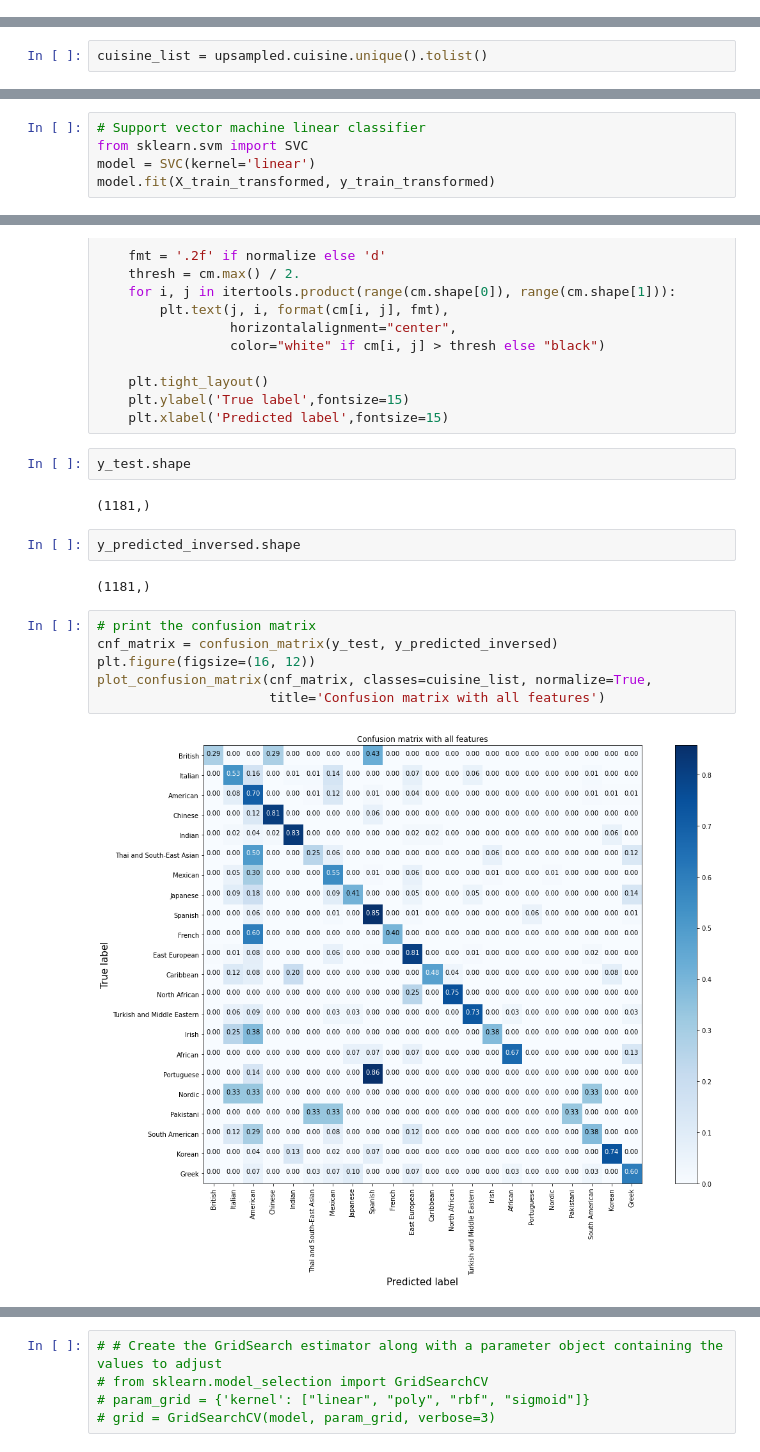
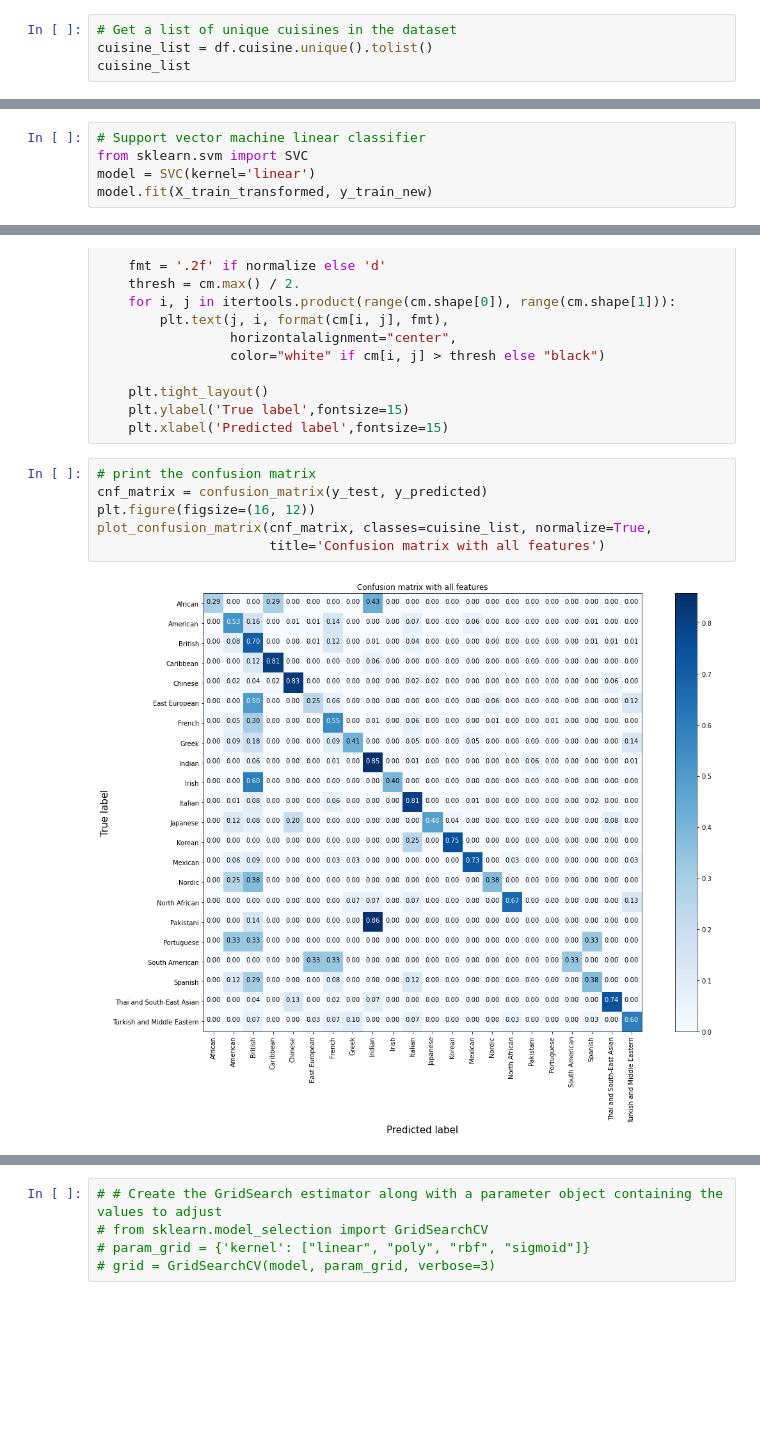
Before and after one commit to momcancode/Cuisine-Demystifier-NLP-ML-Project, a Jupyter notebook: model/03_SVC_with_resampling.ipynb, the cells around one changed output, grey strips where cells are left out. Saved outputs shown, nothing was run; the diff lists cells and outputs as text; blank space fills up the shorter version.

Commit message:
Clean SVC model nb

```diff
--- a/model/03_SVC_with_resampling.ipynb
+++ b/model/03_SVC_with_resampling.ipynb
@@ -52,3 +56,7 @@ df.sample(10, random_state=2)
 | 842 | British | Gammon and pease pudding | ['300g/10oz dried yellow split pe... |
 | 505 | British | Braised shin of beef with parsnip... | ['4kg/9lb beef shin, on the bone'... |
 | 2224 | French | Mary Berry's celeriac remoulade | ['650g/1lb 7oz celeriac, peeled a... |
+# %%
+# Get a list of unique cuisines in the dataset
+cuisine_list = df.cuisine.unique().tolist()
+cuisine_list
@@ -210,2 +242,0 @@ upsampled.head()
-# %%
-cuisine_list = upsampled.cuisine.unique().tolist()
@@ -231,7 +275,7 @@ y_train_transformed.shape
 # Support vector machine linear classifier
 from sklearn.svm import SVC
 model = SVC(kernel='linear')
-model.fit(X_train_transformed, y_train_transformed)
+model.fit(X_train_transformed, y_train_new)
 # %% [output]
 SVC(kernel='linear')
 # %%
@@ -283,22 +322,14 @@ def plot_confusion_matrix(cm, classes,
     plt.tight_layout()
     plt.ylabel('True label',fontsize=15)
     plt.xlabel('Predicted label',fontsize=15)
-# %%
-y_test.shape
-# %% [output]
-(1181,)
-# %%
-y_predicted_inversed.shape
-# %% [output]
-(1181,)
 # %%
 # print the confusion matrix
-cnf_matrix = confusion_matrix(y_test, y_predicted_inversed)
+cnf_matrix = confusion_matrix(y_test, y_predicted)
 plt.figure(figsize=(16, 12))
 plot_confusion_matrix(cnf_matrix, classes=cuisine_list, normalize=True,
                       title='Confusion matrix with all features')
 # %% [output]
-[figure, old version]
+[figure, new version]
 # %%
 # Calculate classification report
 from sklearn.metrics import classification_report
```
Also changed, not shown: parts of 28 cells of this notebook.
